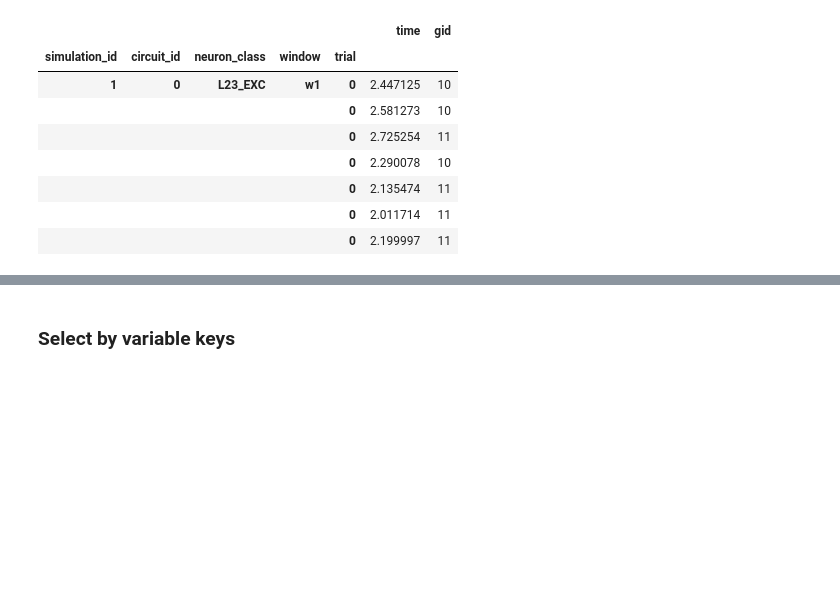
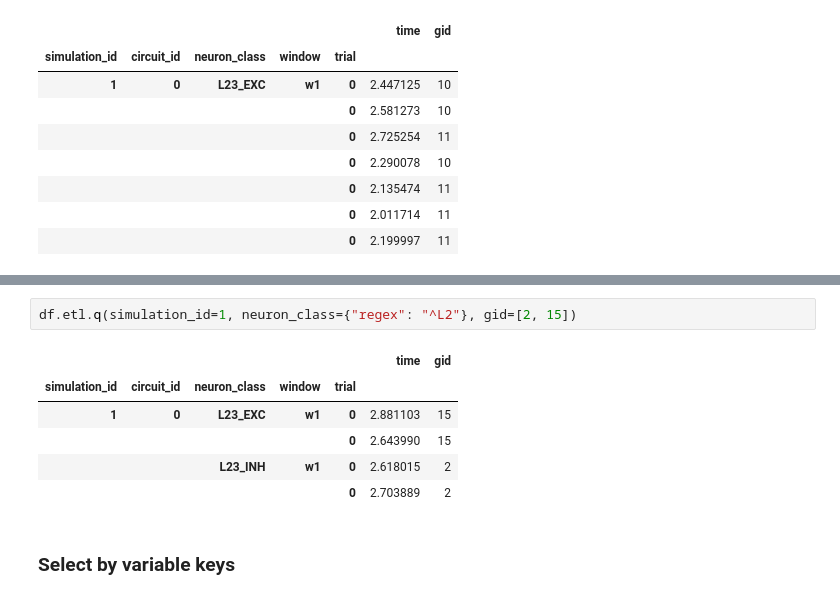
Before and after one commit to BlueBrain/blueetl, a Jupyter notebook: doc/source/notebooks/01_core_transformations.ipynb, the cells around one changed output, grey strips where cells are left out. Cells and saved outputs as stored; diff of their text form; blank space fills up the shorter version.

Commit message:
[NSETM-2170] Support regex in etl.q

```diff
--- a/doc/source/notebooks/01_core_transformations.ipynb
+++ b/doc/source/notebooks/01_core_transformations.ipynb
@@ -103,3 +116,12 @@ df.etl.q(simulation_id=1, neuron_class="L23_EXC", gid={"ge": 9, "le": 11})
+# %%
+df.etl.q(simulation_id=1, neuron_class={"regex": "^L2"}, gid=[2, 15])
+# %% [output]
+|  |  |  |  |  | time | gid |
+| simulation_id | circuit_id | neuron_class | window | trial |  |  |
+| 1 | 0 | L23_EXC | w1 | 0 | 2.881103 | 15 |
+|  |  |  |  | 0 | 2.643990 | 15 |
+|  |  | L23_INH | w1 | 0 | 2.618015 | 2 |
+|  |  |  |  | 0 | 2.703889 | 2 |
 # %% [markdown]
 ### Select by variable keys
 # %% [markdown]
```
Also changed, not shown: parts of 3 cells of this notebook, 4 other files.
